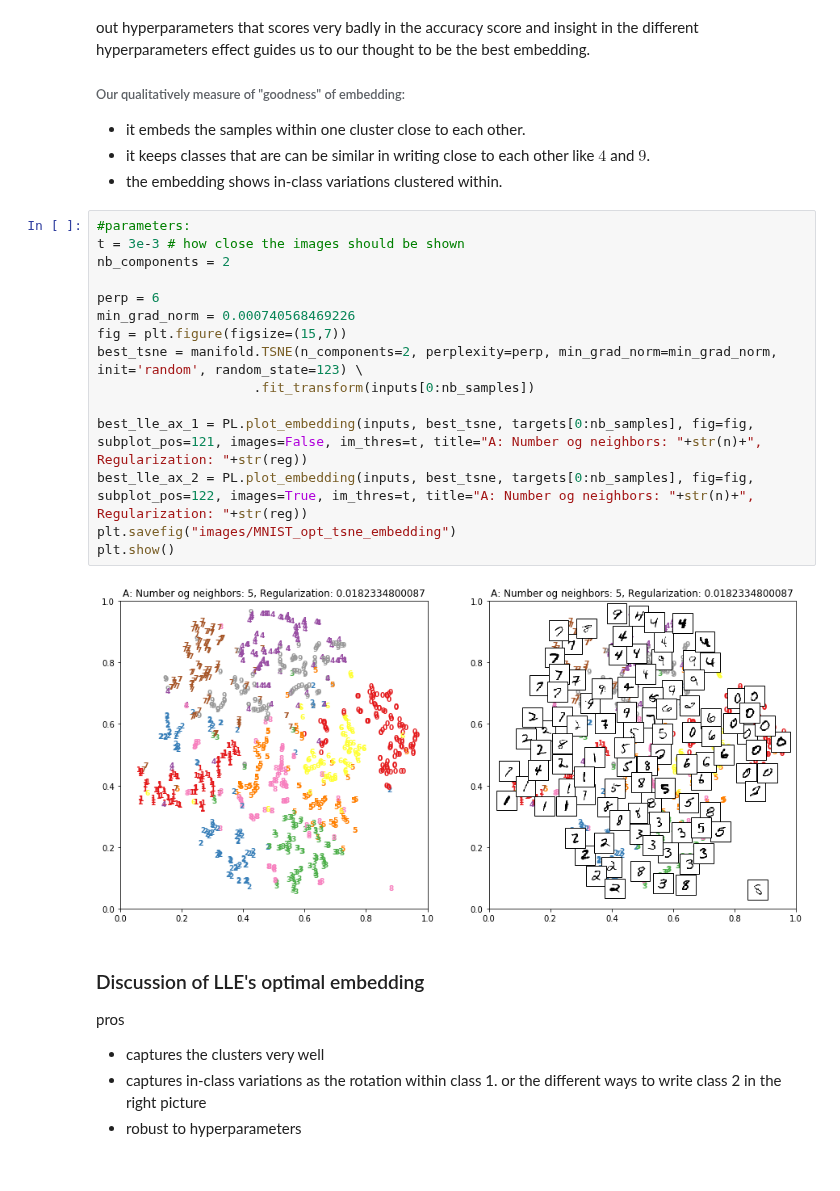
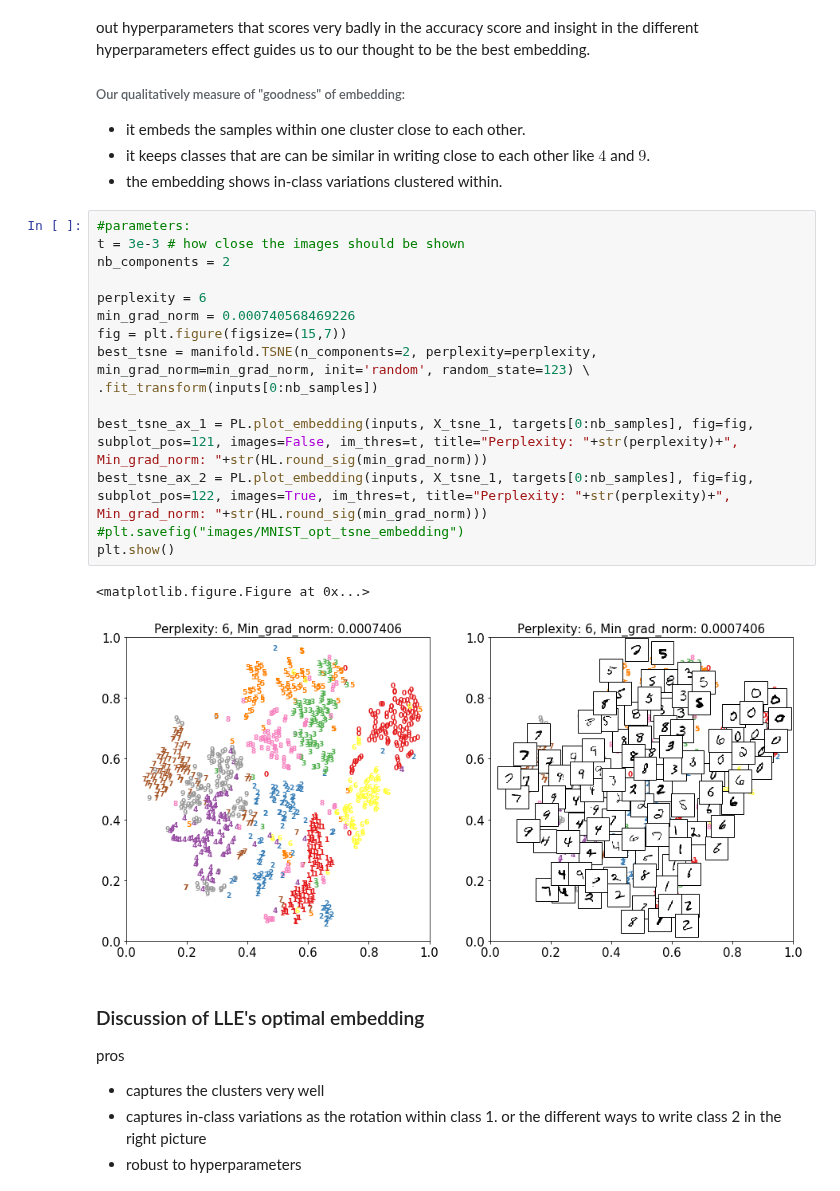
Before and after one commit to hbjornoy/t-SNE-vs-LLE, a Jupyter notebook: Section IV - MNIST.ipynb, the cells around one changed output. Cells and saved outputs as stored; diff of their text form.

```diff
--- a/Section IV - MNIST.ipynb
+++ b/Section IV - MNIST.ipynb
@@ -281,20 +280,21 @@ When finding the optimal hyperparameters for this embedding. The previous analys
 # %%
 #parameters:
 t = 3e-3 # how close the images should be shown
 nb_components = 2
 
-perp = 6
+perplexity = 6
 min_grad_norm = 0.000740568469226
 fig = plt.figure(figsize=(15,7))
-best_tsne = manifold.TSNE(n_components=2, perplexity=perp, min_grad_norm=min_grad_norm, init='random', random_state=123) \
-                    .fit_transform(inputs[0:nb_samples])
+best_tsne = manifold.TSNE(n_components=2, perplexity=perplexity, min_grad_norm=min_grad_norm, init='random', random_state=123) \
+.fit_transform(inputs[0:nb_samples])
 
-best_lle_ax_1 = PL.plot_embedding(inputs, best_tsne, targets[0:nb_samples], fig=fig, subplot_pos=121, images=False, im_thres=t, title="A: Number og neighbors: "+str(n)+", Regularization: "+str(reg))
-best_lle_ax_2 = PL.plot_embedding(inputs, best_tsne, targets[0:nb_samples], fig=fig, subplot_pos=122, images=True, im_thres=t, title="A: Number og neighbors: "+str(n)+", Regularization: "+str(reg))
-plt.savefig("images/MNIST_opt_tsne_embedding")
+best_tsne_ax_1 = PL.plot_embedding(inputs, X_tsne_1, targets[0:nb_samples], fig=fig, subplot_pos=121, images=False, im_thres=t, title="Perplexity: "+str(perplexity)+", Min_grad_norm: "+str(HL.round_sig(min_grad_norm)))
+best_tsne_ax_2 = PL.plot_embedding(inputs, X_tsne_1, targets[0:nb_samples], fig=fig, subplot_pos=122, images=True, im_thres=t, title="Perplexity: "+str(perplexity)+", Min_grad_norm: "+str(HL.round_sig(min_grad_norm)))
+#plt.savefig("images/MNIST_opt_tsne_embedding")
 plt.show()
 # %% [output]
+<matplotlib.figure.Figure at 0x...>
-[figure, old version]
+[figure, new version]
 # %% [markdown]
 ### Discussion of LLE's optimal embedding
 pros
```
Also changed, not shown: parts of 11 cells of this notebook, 13 other files.
